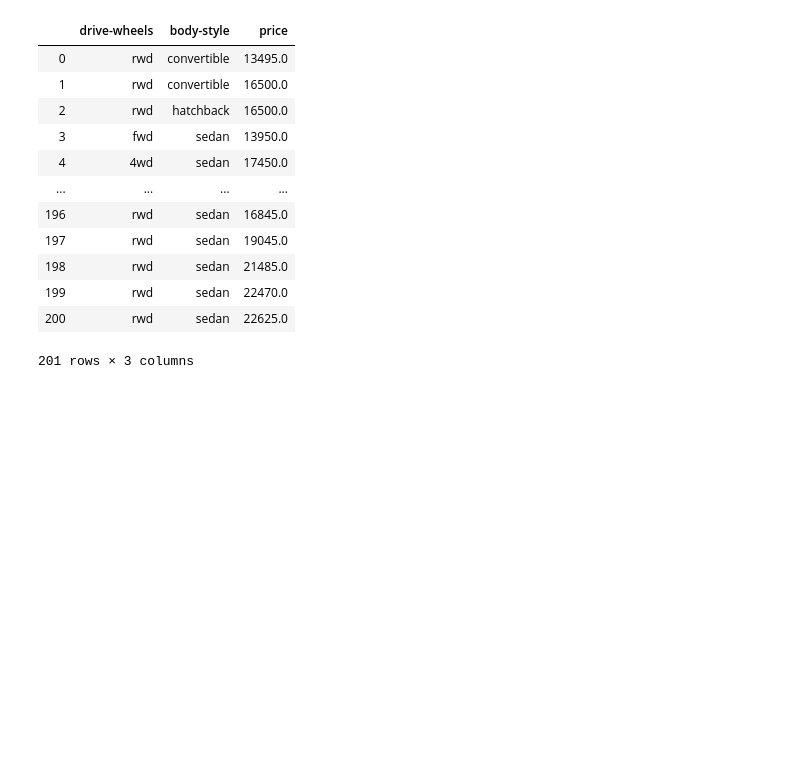
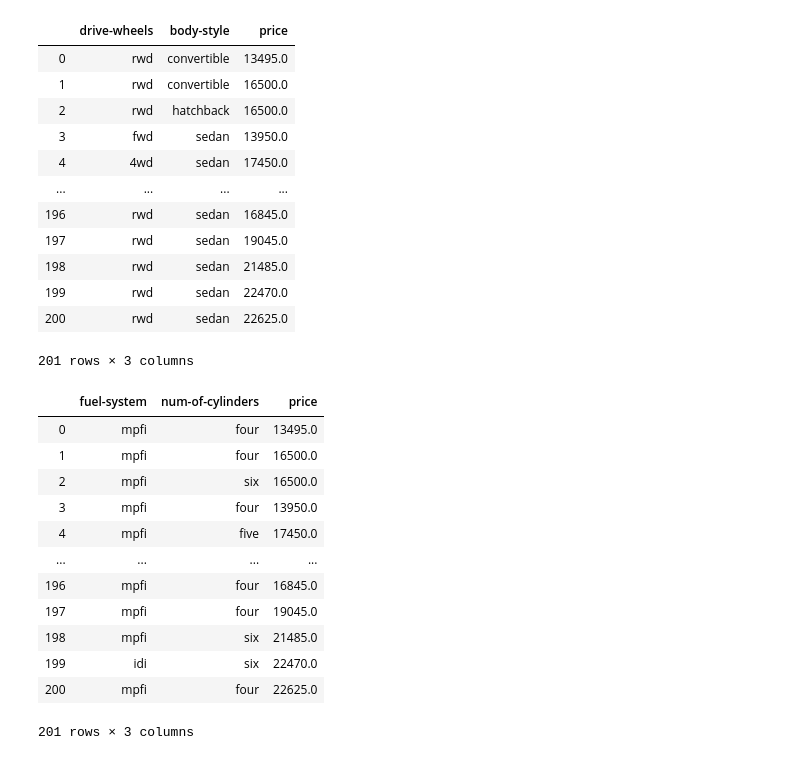
Before and after one commit to luchero21/Ciencia_Datos_Mod3_S01, a Jupyter notebook: analisis_descritivos_datos.ipynb, the cells around one changed output. Cells and saved outputs as stored; diff of their text form; code cells hidden in the pictures; blank space fills up the shorter version.

```diff
--- a/analisis_descritivos_datos.ipynb
+++ b/analisis_descritivos_datos.ipynb
@@ -272,3 +272,18 @@ df_group_one
 201 rows × 3 columns
 # %%
 df_group_dos = df[['fuel-system','num-of-cylinders','price']]
+df_group_dos
+# %% [output]
+|  | fuel-system | num-of-cylinders | price |
+| 0 | mpfi | four | 13495.0 |
+| 1 | mpfi | four | 16500.0 |
+| 2 | mpfi | six | 16500.0 |
+| 3 | mpfi | four | 13950.0 |
+| 4 | mpfi | five | 17450.0 |
+| ... | ... | ... | ... |
+| 196 | mpfi | four | 16845.0 |
+| 197 | mpfi | four | 19045.0 |
+| 198 | mpfi | six | 21485.0 |
+| 199 | idi | six | 22470.0 |
+| 200 | mpfi | four | 22625.0 |
+201 rows × 3 columns
```
Also changed, not shown: parts of 8 cells of this notebook.
